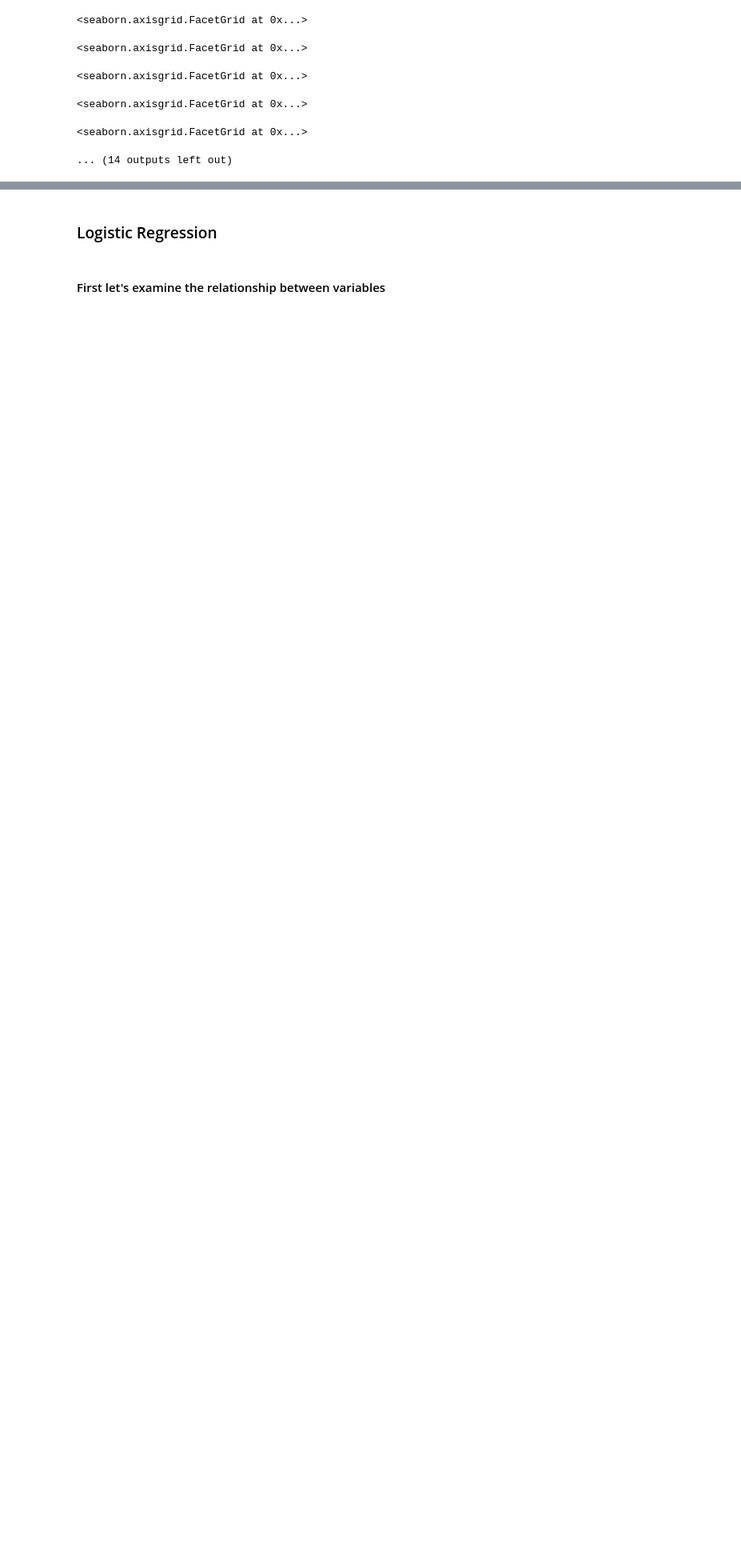
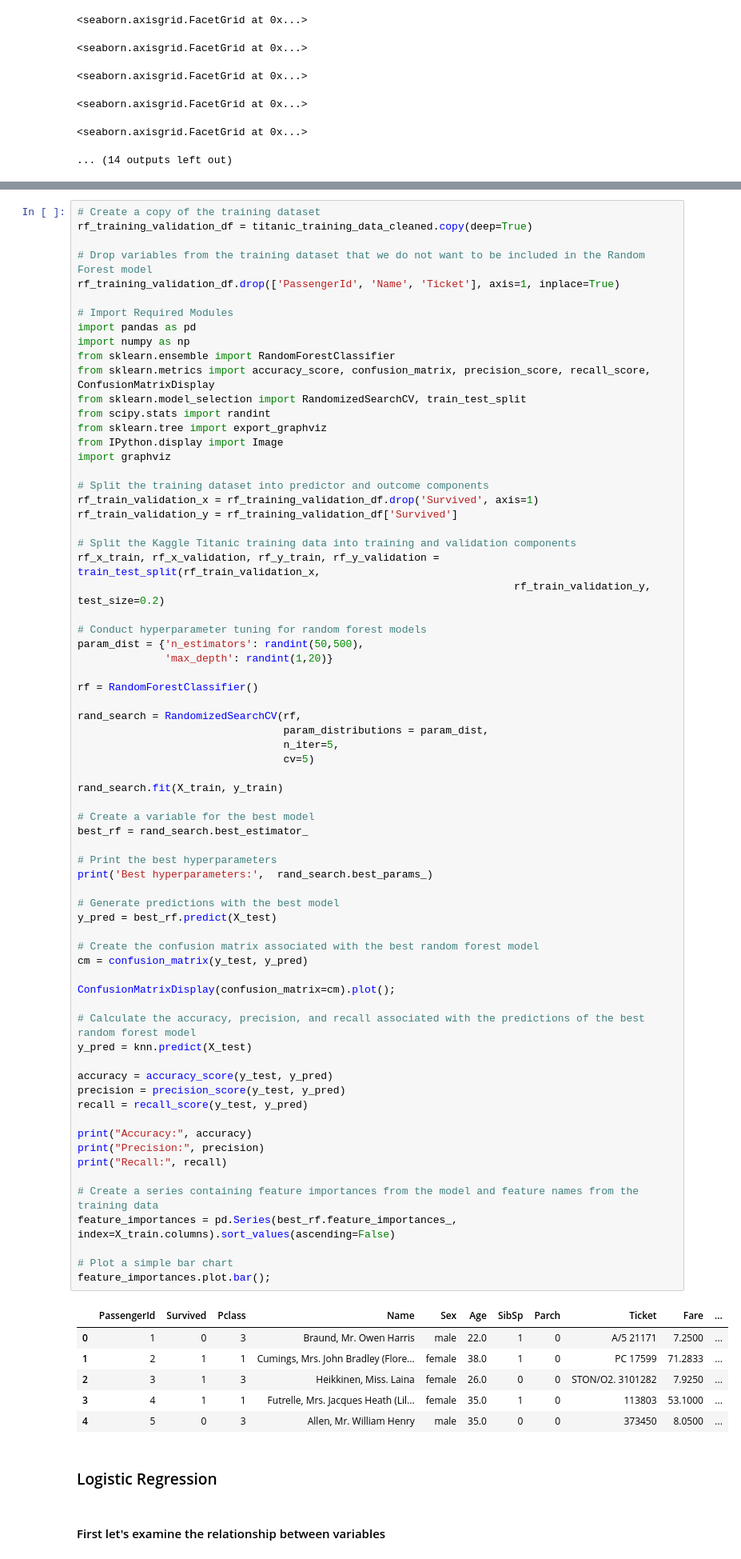
Before and after one commit to mhi573/MSDS-422-Group-3-Module-5, a Jupyter notebook: MSDS-422-Group-3-Module-5.ipynb, the cells around one changed output, grey strips where cells are left out. Shown at 80% size. Cells and saved outputs as stored; diff of their text form; blank space fills up the shorter version.

Commit message:
Plugging in some baseline RF code
Plugging in some baseline random forest modeling code that doesn't work yet but it's a start

```diff
--- a/MSDS-422-Group-3-Module-5.ipynb
+++ b/MSDS-422-Group-3-Module-5.ipynb
@@ -337,3 +341,79 @@ fig.tight_layout()
+# %%
+# Create a copy of the training dataset
+rf_training_validation_df = titanic_training_data_cleaned.copy(deep=True)
+
+# Drop variables from the training dataset that we do not want to be included in the Random Forest model
+rf_training_validation_df.drop(['PassengerId', 'Name', 'Ticket'], axis=1, inplace=True)
+
+# Import Required Modules
+import pandas as pd
+import numpy as np
+from sklearn.ensemble import RandomForestClassifier
+from sklearn.metrics import accuracy_score, confusion_matrix, precision_score, recall_score, ConfusionMatrixDisplay
+from sklearn.model_selection import RandomizedSearchCV, train_test_split
+from scipy.stats import randint
+from sklearn.tree import export_graphviz
+from IPython.display import Image
+import graphviz
+
+# Split the training dataset into predictor and outcome components
+rf_train_validation_x = rf_training_validation_df.drop('Survived', axis=1)
+rf_train_validation_y = rf_training_validation_df['Survived']
+
+# Split the Kaggle Titanic training data into training and validation components
+rf_x_train, rf_x_validation, rf_y_train, rf_y_validation = train_test_split(rf_train_validation_x,
+                                                                      rf_train_validation_y, test_size=0.2)
+
+# Conduct hyperparameter tuning for random forest models
+param_dist = {'n_estimators': randint(50,500),
+              'max_depth': randint(1,20)}
+
+rf = RandomForestClassifier()
+
+rand_search = RandomizedSearchCV(rf,
+                                 param_distributions = param_dist,
+                                 n_iter=5,
+                                 cv=5)
+
+rand_search.fit(X_train, y_train)
+
+# Create a variable for the best model
+best_rf = rand_search.best_estimator_
+
+# Print the best hyperparameters
+print('Best hyperparameters:',  rand_search.best_params_)
+
+# Generate predictions with the best model
+y_pred = best_rf.predict(X_test)
+
+# Create the confusion matrix associated with the best random forest model
+cm = confusion_matrix(y_test, y_pred)
+
+ConfusionMatrixDisplay(confusion_matrix=cm).plot();
+
+# Calculate the accuracy, precision, and recall associated with the predictions of the best random forest model
+y_pred = knn.predict(X_test)
+
+accuracy = accuracy_score(y_test, y_pred)
+precision = precision_score(y_test, y_pred)
+recall = recall_score(y_test, y_pred)
+
+print("Accuracy:", accuracy)
+print("Precision:", precision)
+print("Recall:", recall)
+
+# Create a series containing feature importances from the model and feature names from the training data
+feature_importances = pd.Series(best_rf.feature_importances_, index=X_train.columns).sort_values(ascending=False)
+
+# Plot a simple bar chart
+feature_importances.plot.bar();
+# %% [output]
+|  | PassengerId | Survived | Pclass | Name | Sex | Age | SibSp | Parch | Ticket | Fare | ... |
+| 0 | 1 | 0 | 3 | Braund, Mr. Owen Harris | male | 22.0 | 1 | 0 | A/5 21171 | 7.2500 | ... |
+| 1 | 2 | 1 | 1 | Cumings, Mrs. John Bradley (Flore... | female | 38.0 | 1 | 0 | PC 17599 | 71.2833 | ... |
+| 2 | 3 | 1 | 3 | Heikkinen, Miss. Laina | female | 26.0 | 0 | 0 | STON/O2. 3101282 | 7.9250 | ... |
+| 3 | 4 | 1 | 1 | Futrelle, Mrs. Jacques Heath (Lil... | female | 35.0 | 1 | 0 | 113803 | 53.1000 | ... |
+| 4 | 5 | 0 | 3 | Allen, Mr. William Henry | male | 35.0 | 0 | 0 | 373450 | 8.0500 | ... |
 # %% [markdown]
 ### Logistic Regression
 # %% [markdown]
```
Also changed, not shown: parts of 4 cells of this notebook.
